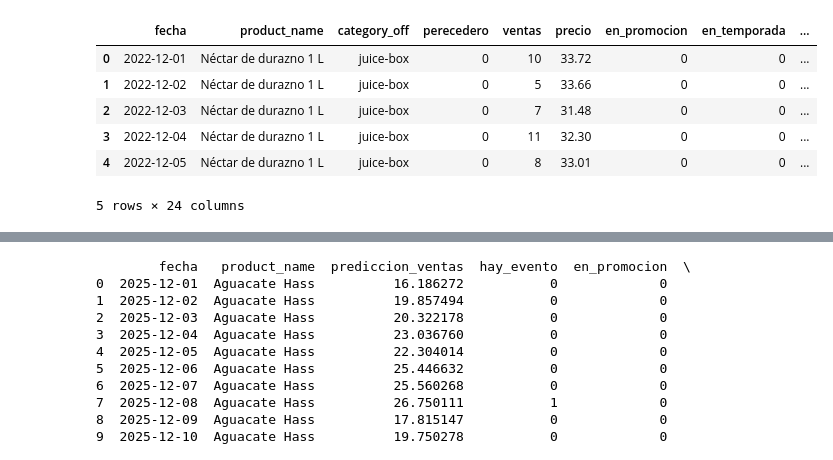
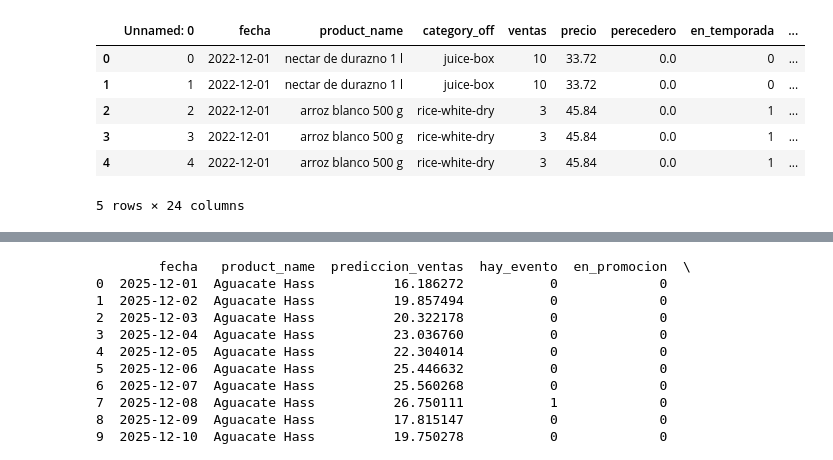
Before and after one commit to Fercho1407/proyectoTerminal, a Jupyter notebook: modelo/modelo.ipynb, the cells around one changed output, grey strips where cells are left out. Saved outputs shown, nothing was run; the diff lists cells and outputs as text; code cells hidden in the pictures.

```diff
--- a/modelo/modelo.ipynb
+++ b/modelo/modelo.ipynb
@@ -24,7 +24,7 @@ To enable the following instructions: AVX2 AVX_VNNI FMA, in other operations, re
 DATA_DIR = Path("../datasets")  # cámbialo si están en otra carpeta
 
 # Cargar ventas y eventos
-df_ventas = pd.read_csv(DATA_DIR / "ventas_completo_con_frutas_verduras.csv")
+df_ventas = pd.read_csv(DATA_DIR / "ventas_normalizado.csv")
 df_eventos = pd.read_csv(DATA_DIR / "eventos_productos.csv")
 
 print(df_ventas.head())
@@ -103,35 +103,31 @@ df_ventas_evt.head(10)
 # %%
 ventas = df_ventas_evt.copy()
 
 # Calendario
 ventas["anio"] = ventas["fecha"].dt.year
 ventas["mes"] = ventas["fecha"].dt.month
 ventas["dia"] = ventas["fecha"].dt.day
 ventas["dia_semana"] = ventas["fecha"].dt.weekday
 ventas["es_fin_semana"] = ventas["dia_semana"].isin([5, 6]).astype(int)
 
 # Codificación cíclica de mes y día de semana
 ventas["mes_sin"] = np.sin(2 * np.pi * ventas["mes"] / 12)
 ventas["mes_cos"] = np.cos(2 * np.pi * ventas["mes"] / 12)
 ventas["dow_sin"] = np.sin(2 * np.pi * ventas["dia_semana"] / 7)
 ventas["dow_cos"] = np.cos(2 * np.pi * ventas["dia_semana"] / 7)
 
-# Booleanos a 0/1
-ventas["en_promocion"] = ventas["en_promocion"].astype(int)
-ventas["en_temporada"] = ventas["en_temporada"].astype(int)
-
 # IDs de producto y categoría
 ventas["product_id"], _ = pd.factorize(ventas["product_name"])
 ventas["category_id"], _ = pd.factorize(ventas["category_off"])
 
 ventas.head()
 # %% [output]
-|  | fecha | product_name | category_off | perecedero | ventas | precio | en_promocion | en_temporada | ... |
-| 0 | 2022-12-01 | Néctar de durazno 1 L | juice-box | 0 | 10 | 33.72 | 0 | 0 | ... |
-| 1 | 2022-12-02 | Néctar de durazno 1 L | juice-box | 0 | 5 | 33.66 | 0 | 0 | ... |
-| 2 | 2022-12-03 | Néctar de durazno 1 L | juice-box | 0 | 7 | 31.48 | 0 | 0 | ... |
-| 3 | 2022-12-04 | Néctar de durazno 1 L | juice-box | 0 | 11 | 32.30 | 0 | 0 | ... |
-| 4 | 2022-12-05 | Néctar de durazno 1 L | juice-box | 0 | 8 | 33.01 | 0 | 0 | ... |
+|  | Unnamed: 0 | fecha | product_name | category_off | ventas | precio | perecedero | en_temporada | ... |
+| 0 | 0 | 2022-12-01 | nectar de durazno 1 l | juice-box | 10 | 33.72 | 0.0 | 0 | ... |
+| 1 | 1 | 2022-12-01 | nectar de durazno 1 l | juice-box | 10 | 33.72 | 0.0 | 0 | ... |
+| 2 | 2 | 2022-12-01 | arroz blanco 500 g | rice-white-dry | 3 | 45.84 | 0.0 | 1 | ... |
+| 3 | 3 | 2022-12-01 | arroz blanco 500 g | rice-white-dry | 3 | 45.84 | 0.0 | 1 | ... |
+| 4 | 4 | 2022-12-01 | arroz blanco 500 g | rice-white-dry | 3 | 45.84 | 0.0 | 1 | ... |
 5 rows × 24 columns
 # %%
 ventas = ventas.sort_values(["product_id", "fecha"])
```
Also changed, not shown: parts of 15 cells of this notebook.
